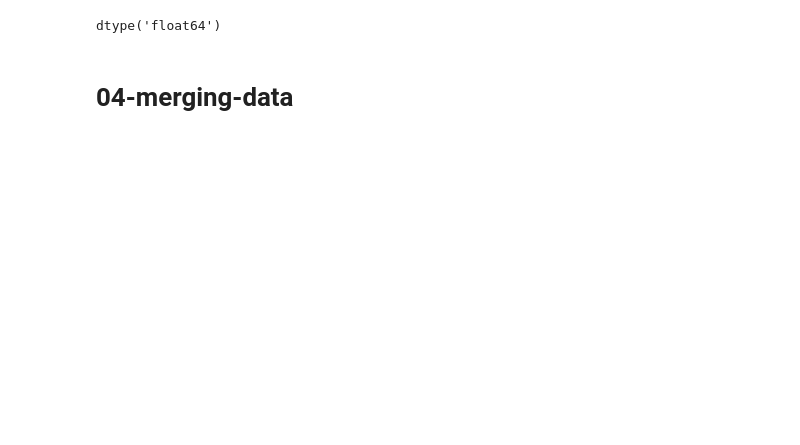
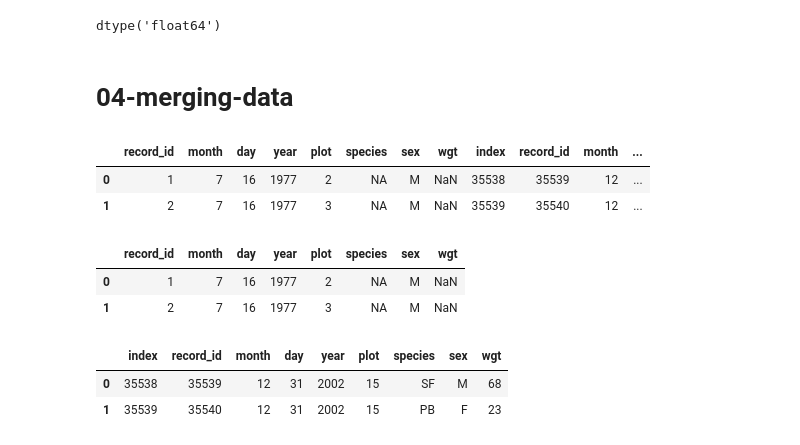
Before and after one commit to pythonkurs/2015-11-30-swc_data, a Jupyter notebook: python-ecology.ipynb, the cells around one changed output. Cells and saved outputs as stored; diff of their text form; code cells hidden in the pictures; blank space fills up the shorter version.

```diff
--- a/python-ecology.ipynb
+++ b/python-ecology.ipynb
@@ -344,3 +346,21 @@ verticalStack = pd.concat([surveySub, surveySubLast10], axis=0)
 
 # place the DataFrames side by side
 horizontalStack = pd.concat([surveySub, surveySubLast10], axis=1)
+# %%
+horizontalStack.head(2)
+# %% [output]
+|  | record_id | month | day | year | plot | species | sex | wgt | index | record_id | month | ... |
+| 0 | 1 | 7 | 16 | 1977 | 2 | NA | M | NaN | 35538 | 35539 | 12 | ... |
+| 1 | 2 | 7 | 16 | 1977 | 3 | NA | M | NaN | 35539 | 35540 | 12 | ... |
+# %%
+surveySub.head(2)
+# %% [output]
+|  | record_id | month | day | year | plot | species | sex | wgt |
+| 0 | 1 | 7 | 16 | 1977 | 2 | NA | M | NaN |
+| 1 | 2 | 7 | 16 | 1977 | 3 | NA | M | NaN |
+# %%
+surveySubLast10.head(2)
+# %% [output]
+|  | index | record_id | month | day | year | plot | species | sex | wgt |
+| 0 | 35538 | 35539 | 12 | 31 | 2002 | 15 | SF | M | 68 |
+| 1 | 35539 | 35540 | 12 | 31 | 2002 | 15 | PB | F | 23 |
```
Also changed, not shown: parts of 17 cells of this notebook.
